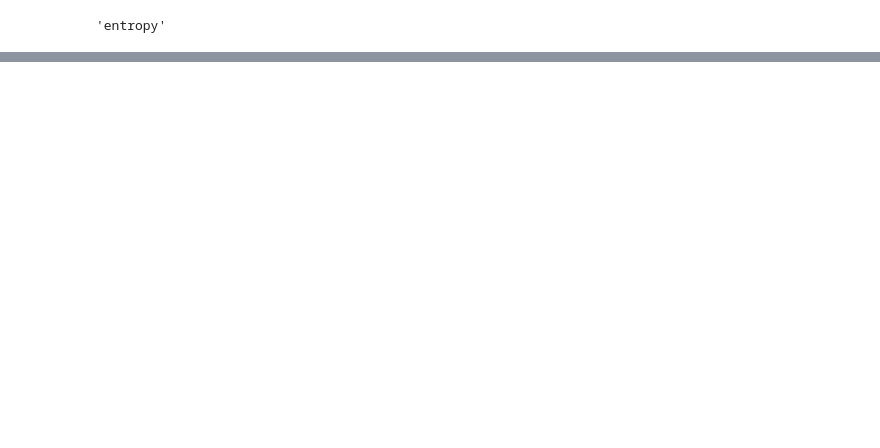
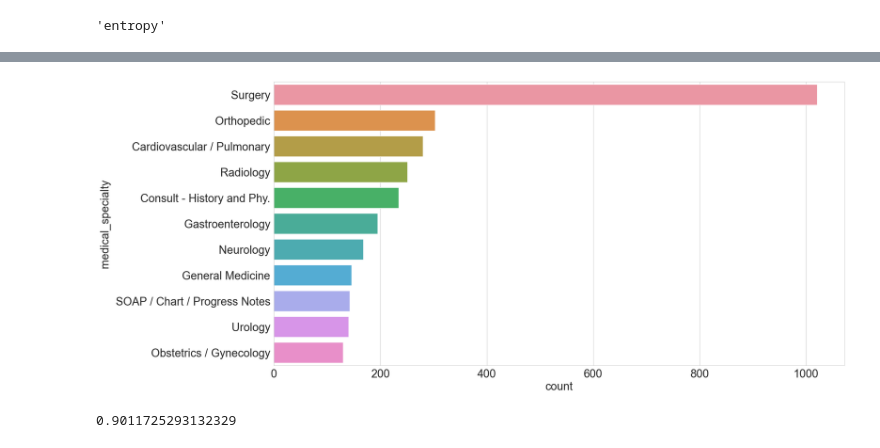
Before and after one commit to Tara-Sophia/NLP_Masterthesis, a Jupyter notebook: notebooks/08-hp-visualizations.ipynb, the cells around one changed output, grey strips where cells are left out. Saved outputs shown, nothing was run; the diff lists cells and outputs as text; code cells hidden in the pictures; blank space fills up the shorter version.

```diff
--- a/notebooks/08-hp-visualizations.ipynb
+++ b/notebooks/08-hp-visualizations.ipynb
@@ -88,0 +25,11 @@ ImportError: cannot import name 'DT_MODEL_MASKED' from 'src.clf.constants' (/Use
+# %%
+import pandas as pd
+# find directory of the data
+import os
+df = pd.read_csv(os.path.join(
+    "data",
+    "processed",
+    "nlp",
+    "mtsamples",
+    "mtsamples_TC.csv",
+))
@@ -88,0 +55,11 @@ ImportError: cannot import name 'DT_MODEL_MASKED' from 'src.clf.constants' (/Use
+# %%
+# plot the frequency of the labels with medical speciality
+import matplotlib.pyplot as plt
+import seaborn as sns
+sns.set_style("whitegrid")
+plt.figure(figsize=(20,10))
+sns.countplot(y="medical_specialty", data=df, order=df['medical_specialty'].value_counts().index)
+plt.rcParams.update({'font.size': 22})
+plt.show()
+# %% [output]
+[figure, added]
@@ -88,0 +97,10 @@ ImportError: cannot import name 'DT_MODEL_MASKED' from 'src.clf.constants' (/Use
+# %%
+# overall accuracy @3 of the model
+k = 3
+y_preb_probs = model.predict_proba(X_test)
+top = np.argsort(y_preb_probs, axis=1)[:, -k:]
+top = np.apply_along_axis(lambda x: model.classes_[x], 1, top)
+actual = np.array(y_test).reshape(-1, 1)
+np.any(top == actual, axis=1).mean()
+# %% [output]
+0.9011725293132329
```
Also changed, not shown: parts of 16 cells of this notebook, 6 other files.
